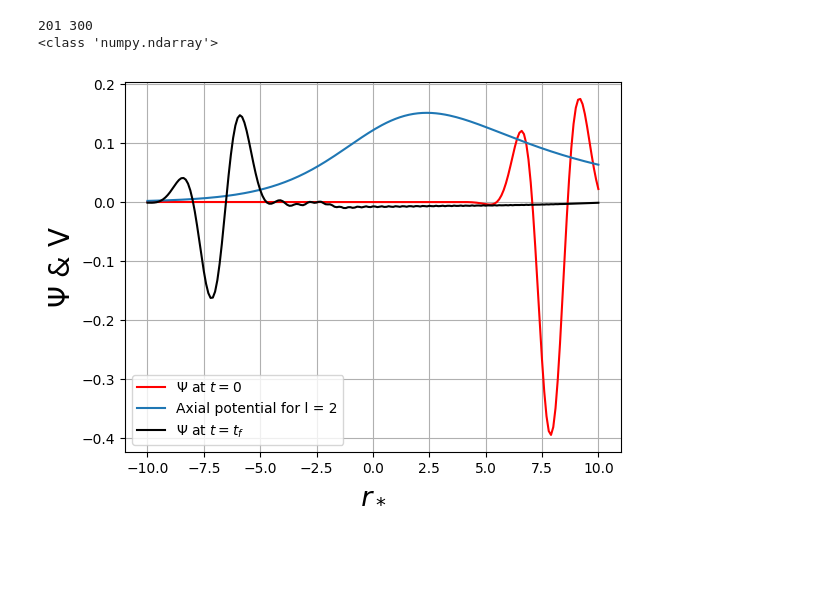
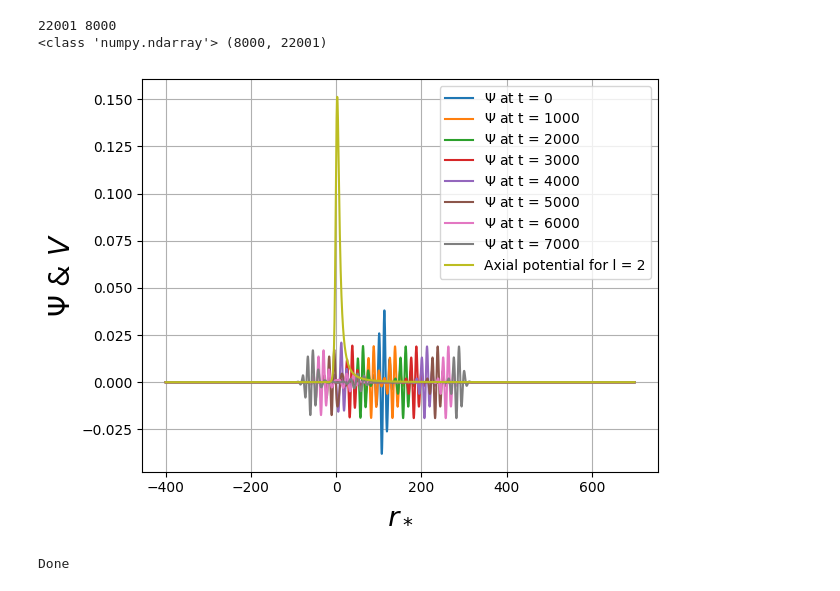
Before and after one commit to dakeerie/MSci-Project, a Jupyter notebook: Leapfrog RWZ.ipynb, the cells around one changed output. Drawn from its saved outputs; the diff is of its cells as text; code cells hidden in the pictures; blank space fills up the shorter version.

```diff
--- a/Leapfrog RWZ.ipynb
+++ b/Leapfrog RWZ.ipynb
@@ -48,61 +49,103 @@ c = 1
 l = 2
 
 #Define grid
-dx = 0.1
+dx = 0.05
 dt = 0.5*dx
-rstar = np.arange(-10*M, (10+dx)*M, dx)
+rstar = np.arange(-400*M, (700+dx)*M, dx)
 r = rstar_to_r(rstar, M)
 Nr = len(rstar) #spatial points
-Nt = 300 #timesteps
+Nt = 8000 #timesteps
 print(Nr, Nt)
 
 #Initial data
-width = 1*M
-rstar0 = 8*M
-omega = 2
-Psi0 = 1/(np.sqrt(2*np.pi*width**2))*np.exp(-(rstar - rstar0)**2/(2*width**2))*np.cos(-omega*rstar)
+width = 10*M
+rstar0 = 110*M
+omega = 0.5
+Psi0 = 1/(np.sqrt(2*np.pi*width**2))*np.exp(-(rstar - rstar0)**2/(2*width**2))*np.exp(-j*omega*rstar)
 
 #Solver function
 def leapfrog(rstar: np.ndarray, tsteps: int, mass: float, mode: int, parity: str,
             y0: np.ndarray, dx: float, dt: float):
 
     if dt > dx:
-        raise ValueError("CLF condition, dt <= dx must hold for stable solver")
+        raise ValueError("CFL condition, dt <= dx must hold for stable solver")
     r = rstar_to_r(rstar, mass)
     V = Vpm(r, mass, mode, parity)
 
     psi_arr = np.zeros((len(rstar), tsteps), dtype = y0.dtype)
     psi_arr[:, 0] = y0
     psi_arr[1:-1, 1] = psi_arr[1:-1, 0] + 0.5*(dt/dx)**2*(psi_arr[2:, 0] +
         psi_arr[:-2, 0] - 2*psi_arr[1:-1, 0]) - 0.5*V[1:-1]*psi_arr[1:-1, 0]*dt**2
 
     for q in range(1, tsteps - 1):
         psi_arr[1:-1, q + 1] = (2*psi_arr[1:-1, q] - psi_arr[1:-1, q - 1]
             + (dt/dx)**2*(psi_arr[2:, q] + psi_arr[:-2, q] - 2*psi_arr[1:-1, q])
             - V[1:-1]*psi_arr[1:-1, q]*dt**2
         )
         psi_arr[0, q + 1] = (1-dt/dx)*psi_arr[0, q] + dt/dx*psi_arr[1, q]
         psi_arr[-1, q + 1] = (1 - dt/dx)*psi_arr[-1, q] + dt/dx*psi_arr[-2, q]
 
     return psi_arr
 
 #Solve
 Psi = leapfrog(rstar, Nt, M, l, 'axial', Psi0, dx, dt)
 Psi = Psi.transpose()
-r = rstar_to_r(rstar, M)
+rstar_V = np.linspace(rstar[0], rstar[-1], 50000)
+r = rstar_to_r(rstar_V, M)
 V_axial = Vpm(r, M, 2, 'axial')
-print(type(Psi))
+times = np.arange(Nt)*dt
+print(type(Psi), Psi.shape)
 
 plt.figure()
-plt.plot(rstar, Psi[0], label = r'$\Psi$ at $t = 0$', color = 'red')
-plt.plot(rstar, V_axial, label = 'Axial potential for l = 2')
-plt.plot(rstar, Psi[-1, :], label = r'$\Psi$ at $t = t_{f}$', color = 'k')
+for t in range(Nt):
+    if t % 1000 == 0:
+        plt.plot(rstar, Psi[t, :].real, label = rf'$\Psi$ at t = {t}')
+plt.plot(rstar_V, V_axial, label = 'Axial potential for l = 2')
 plt.xlabel(r'$r_*$', fontsize = 20)
-plt.ylabel(r'$\Psi$ & V', fontsize = 20)
+plt.ylabel(r'$\Psi$ & $V$', fontsize = 20)
 plt.legend()
+plt.tight_layout()
 plt.grid(True)
 plt.show()
 # %% [output]
-201 300
-<class 'numpy.ndarray'>
+22001 8000
+<class 'numpy.ndarray'> (8000, 22001)
-[figure, old version]
+[figure, new version]
+# %%
+value = 100
+def create_frame(n, x, wave):
+
+    fig = plt.figure(figsize=(8, 5))
+    ax = plt.gca()
+    plt.plot(x, wave, label = r'$\Psi$')
+    plt.plot(rstar_V, V_axial, label = r'Axial potential for $l = 2$')
+    plt.ylim(-0.05, 0.17)
+    plt.xticks(fontsize = 16)
+    plt.yticks(fontsize = 16)
+    plt.ylabel(r'$\Psi$ & $V/V_{max}$', fontsize = 20)
+    plt.xlabel(r'$r_*$', fontsize = 20)
+    plt.legend(fontsize=16)
+    plt.grid(True)
+    plt.savefig(f'./LeapfrogMovie/img_{int(n/value)}.png',
+                transparent = False,
+                facecolor = 'white',
+                bbox_inches='tight'
+                )
+    plt.close()
+
+frames = []
+for i in range(0, len(times)):
+    if i % value == 0:
+        create_frame(i, rstar, Psi[i,:].real)
+        image = imageio.v2.imread(f'./LeapfrogMovie/img_{int(i/value)}.png')
+        frames.append(image)
+imageio.mimsave(f'./LeapfrogMovie/Movie.gif', frames, fps=10, loop=0)
+
+dir_path = "./LeapfrogMovie/"
+file_pattern = "*.png"
+file_paths = glob.glob(os.path.join(dir_path, file_pattern))
+for file_path in file_paths:
+    os.remove(file_path)
+print('Done')
+# %% [output]
+Done
```
Also changed, not shown: parts of 5 cells of this notebook.
